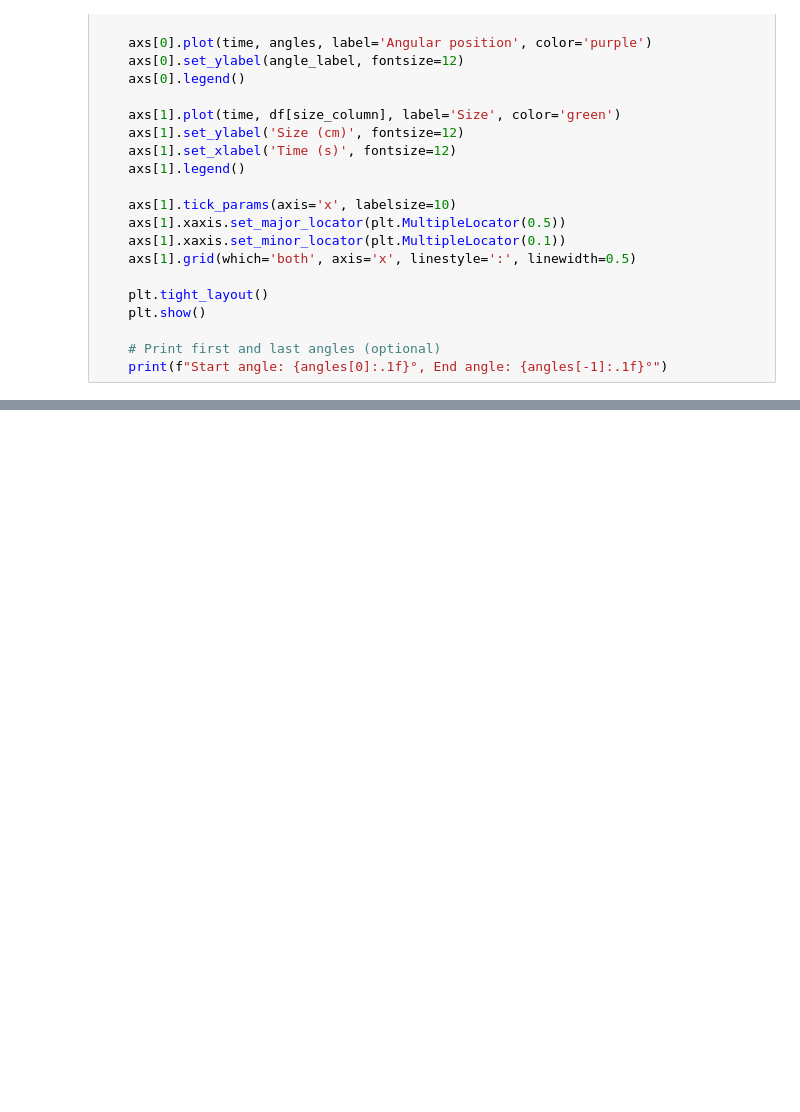
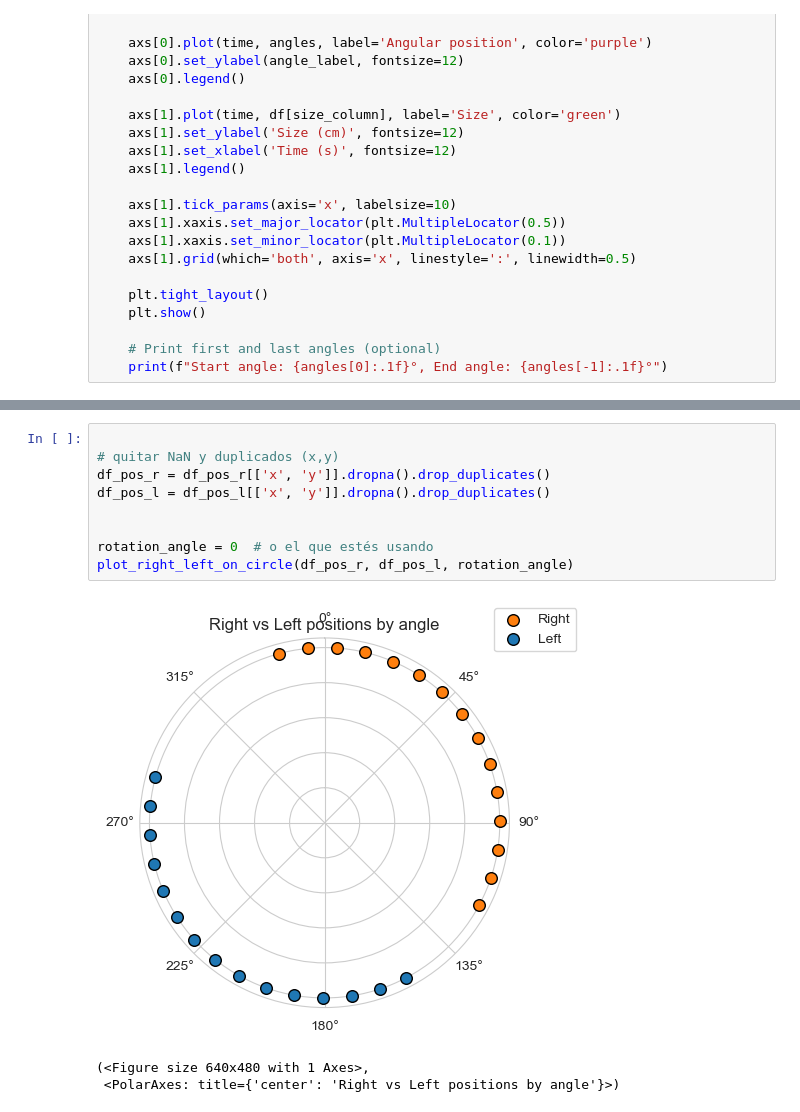
Before and after one commit to uribealej/social_filters, a Jupyter notebook: scripts/stimuli/plots_stimuli.ipynb, the cells around one changed output, grey strips where cells are left out. Drawn from its saved outputs; the diff is of its cells as text; blank space fills up the shorter version.

```diff
--- a/scripts/stimuli/plots_stimuli.ipynb
+++ b/scripts/stimuli/plots_stimuli.ipynb
@@ -81,0 +127,13 @@ Start angle: 77.5°, End angle: 77.5°
+# %%
+
+# quitar NaN y duplicados (x,y)
+df_pos_r = df_pos_r[['x', 'y']].dropna().drop_duplicates()
+df_pos_l = df_pos_l[['x', 'y']].dropna().drop_duplicates()
+
+
+rotation_angle = 0  # o el que estés usando
+plot_right_left_on_circle(df_pos_r, df_pos_l, rotation_angle)
+# %% [output]
+[figure, added]
+(<Figure size 640x480 with 1 Axes>,
+ <PolarAxes: title={'center': 'Right vs Left positions by angle'}>)
```
Also changed, not shown: parts of 4 cells of this notebook, 13 other files.
